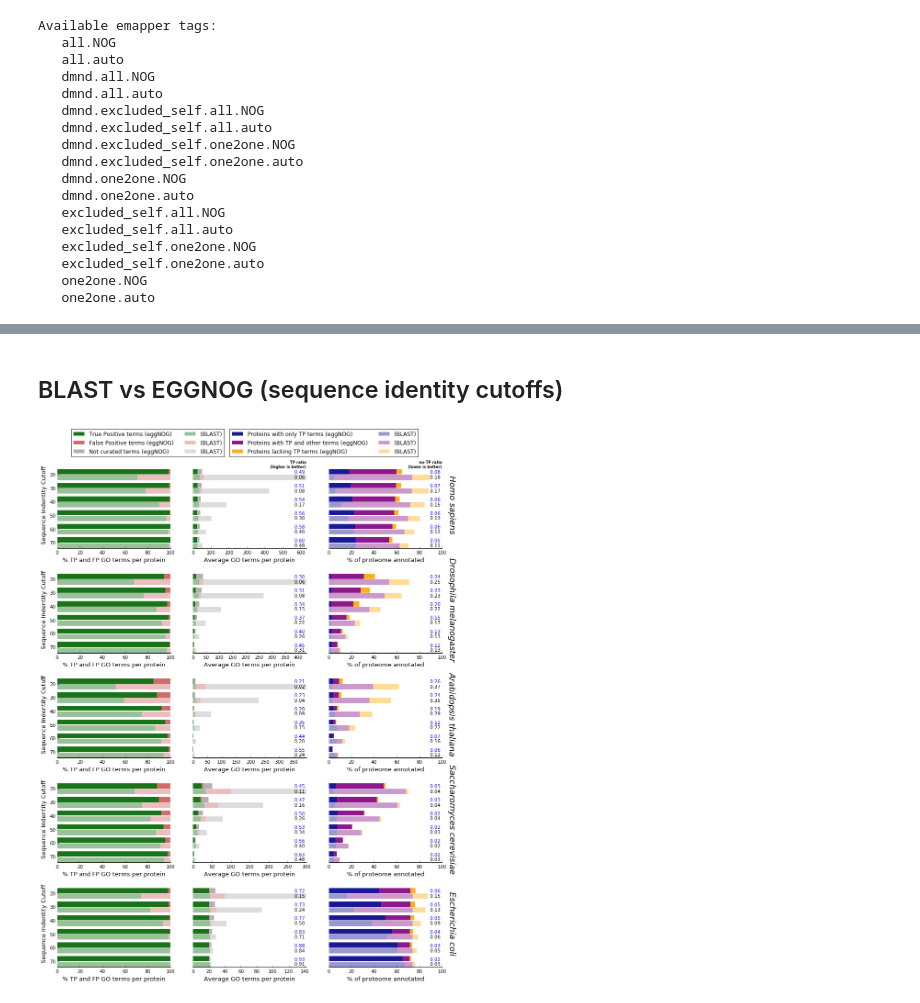
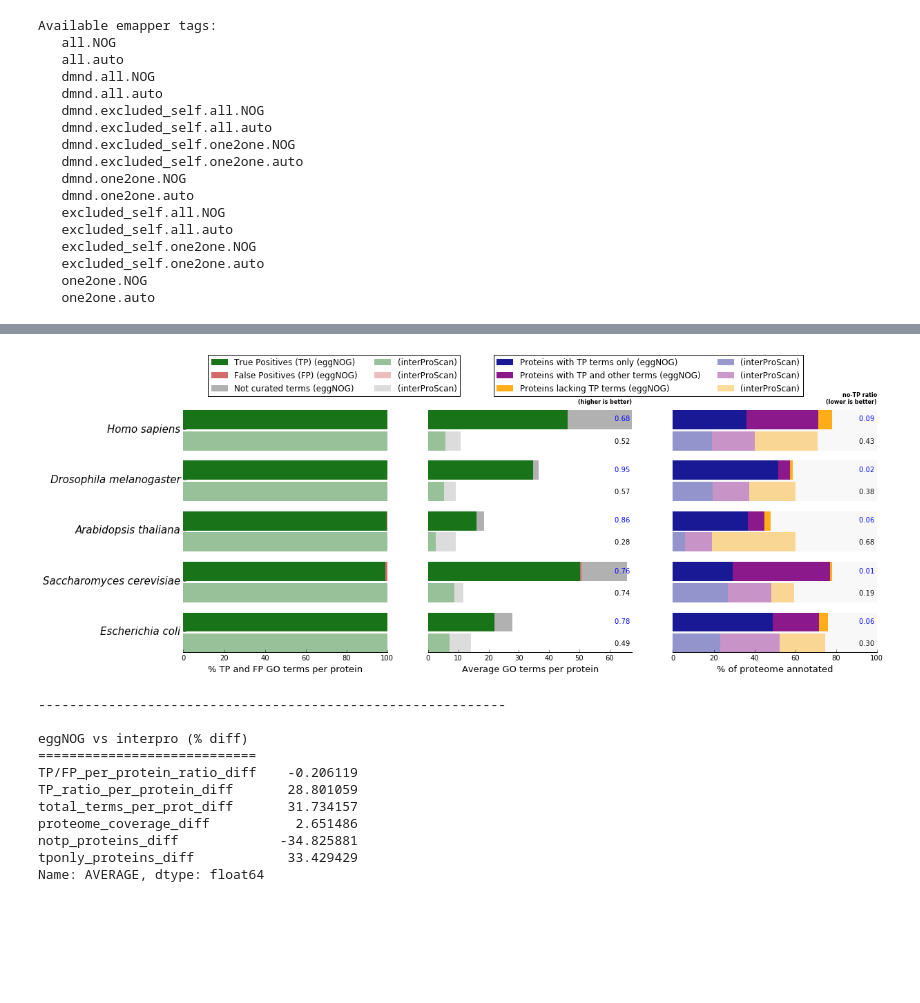
Before and after one commit to eggnogdb/emapper-benchmark, a Jupyter notebook: benchmark_analysis.ipynb, the cells around one changed output, grey strips where cells are left out. Drawn from its saved outputs; the diff is of its cells as text; code cells hidden in the pictures; blank space fills up the shorter version.

```diff
--- a/benchmark_analysis.ipynb
+++ b/benchmark_analysis.ipynb
@@ -184,7 +186,7 @@ def plot_interpro_benchmark(benchmark, target_taxa, emapper_tag):
     rn = 0
     labels = []
     for taxa in reversed(target_taxa):
-        labels.append(' '.join(taxa_names.get(int(taxa), taxa).split()[:2]))
+        labels.append(' '.join(TAXA_NAMES.get(int(taxa), taxa).split()[:2]))
 
         if taxa not in benchmark:
             rn += 5
@@ -497,6 +538,17 @@ tponly_proteins_diff            -38.119389   8.664376  -30.128822 -10.034199
-# %% [markdown]
-##  BLAST vs EGGNOG (sequence identity cutoffs)
-# %%
-plot_blast_benchmark(bench['emapper_hmm'], TARGET_TAXA, IDENT_CUTOFFS, "Sequence Indentity Cutoff", RESULTS_DIR)
-# %% [output]
-[figure, removed]
+# %%
+tag = 'dmnd.all.auto'
+plot_interpro_benchmark(bench[tag], TARGET_TAXA, tag)
+print_summary_table(bench[tag], '1e-40', ['interpro'], average_only=True)
+# %% [output]
+[figure, added]
+------------------------------------------------------------
+
+eggNOG vs interpro (% diff)
+============================
+TP/FP_per_protein_ratio_diff    -0.206119
+TP_ratio_per_protein_diff       28.801059
+total_terms_per_prot_diff       31.734157
+proteome_coverage_diff           2.651486
+notp_proteins_diff             -34.825881
+tponly_proteins_diff            33.429429
+Name: AVERAGE, dtype: float64
```
Also changed, not shown: parts of 18 cells of this notebook, 5 other files.
